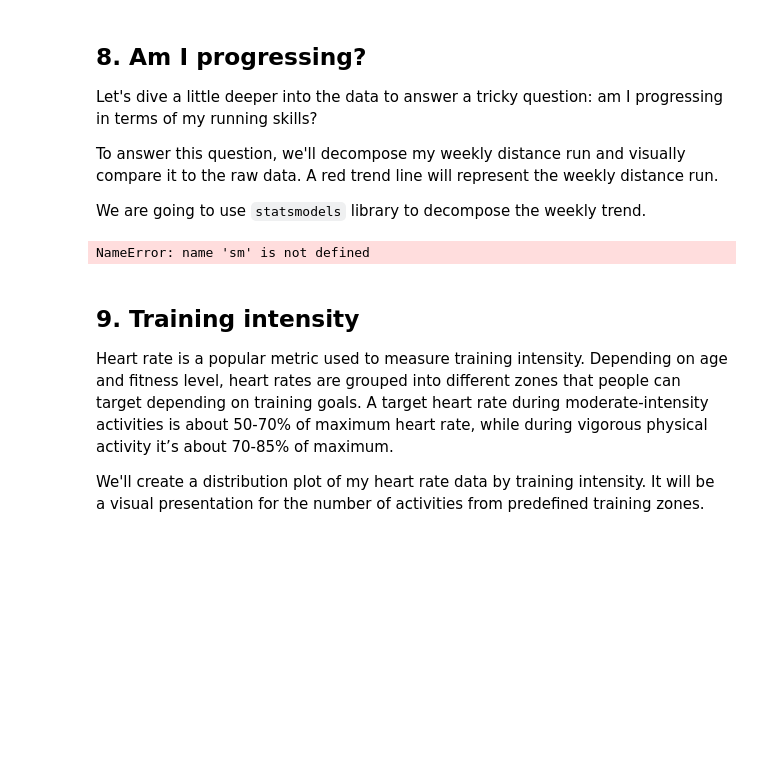
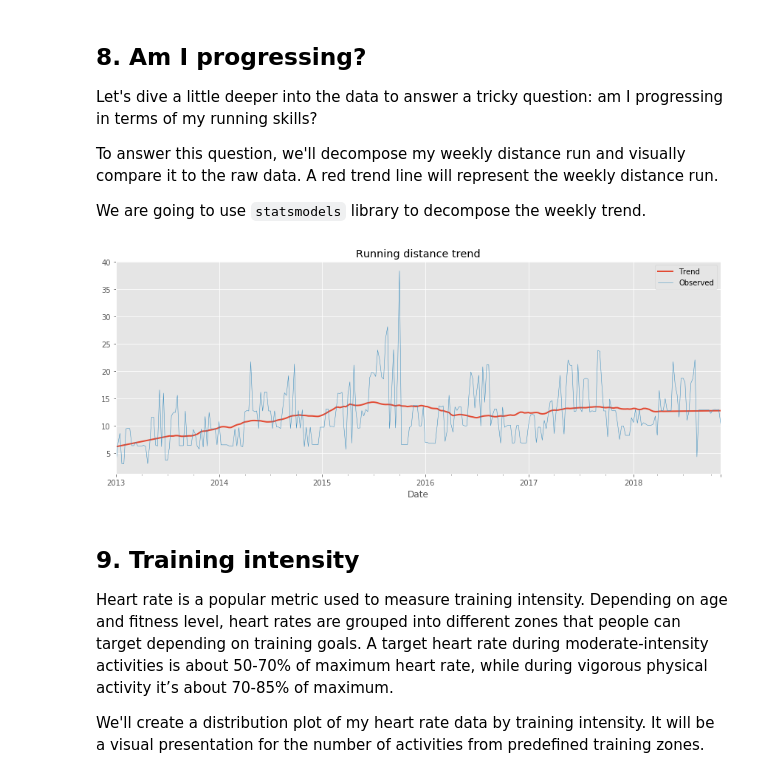
Before and after one commit to anishreddy3/Real_world_DS_applications, a Jupyter notebook: runkeeper_fitness.ipynb, the cells around one changed output. Cells and saved outputs as stored; diff of their text form; code cells hidden in the pictures; blank space fills up the shorter version.

```diff
--- a/runkeeper_fitness.ipynb
+++ b/runkeeper_fitness.ipynb
@@ -243,26 +243,26 @@ plt.show()
 <p>We are going to use <code>statsmodels</code> library to decompose the weekly trend.</p>
 # %%
 # Import required library
-# ... YOUR CODE FOR TASK 8 ...
+import statsmodels.api as sm
 
 # Prepare data
-df_run_dist_wkly = ...
+df_run_dist_wkly = df_run['2018':'2013']['Distance (km)'].resample('W').bfill()
 decomposed = sm.tsa.seasonal_decompose(df_run_dist_wkly, extrapolate_trend=1, freq=52)
 
 # Create plot
-fig = ...
+fig = plt.figure(figsize=(12,5))
 
 # Plot and customize
 ax = decomposed.trend.plot(label='Trend', linewidth=2)
 ax = decomposed.observed.plot(label='Observed', linewidth=0.5)
 
 ax.legend()
 ax.set_title('Running distance trend')
 
 # Show plot
 plt.show()
 # %% [output]
-NameError: name 'sm' is not defined
+[figure, added]
 # %% [markdown]
 ## 9. Training intensity
 <p>Heart rate is a popular metric used to measure training intensity. Depending on age and fitness level, heart rates are grouped into different zones that people can target depending on training goals. A target heart rate during moderate-intensity activities is about 50-70% of maximum heart rate, while during vigorous physical activity it’s about 70-85% of maximum.</p>
```
Also changed, not shown: parts of 2 cells of this notebook.
